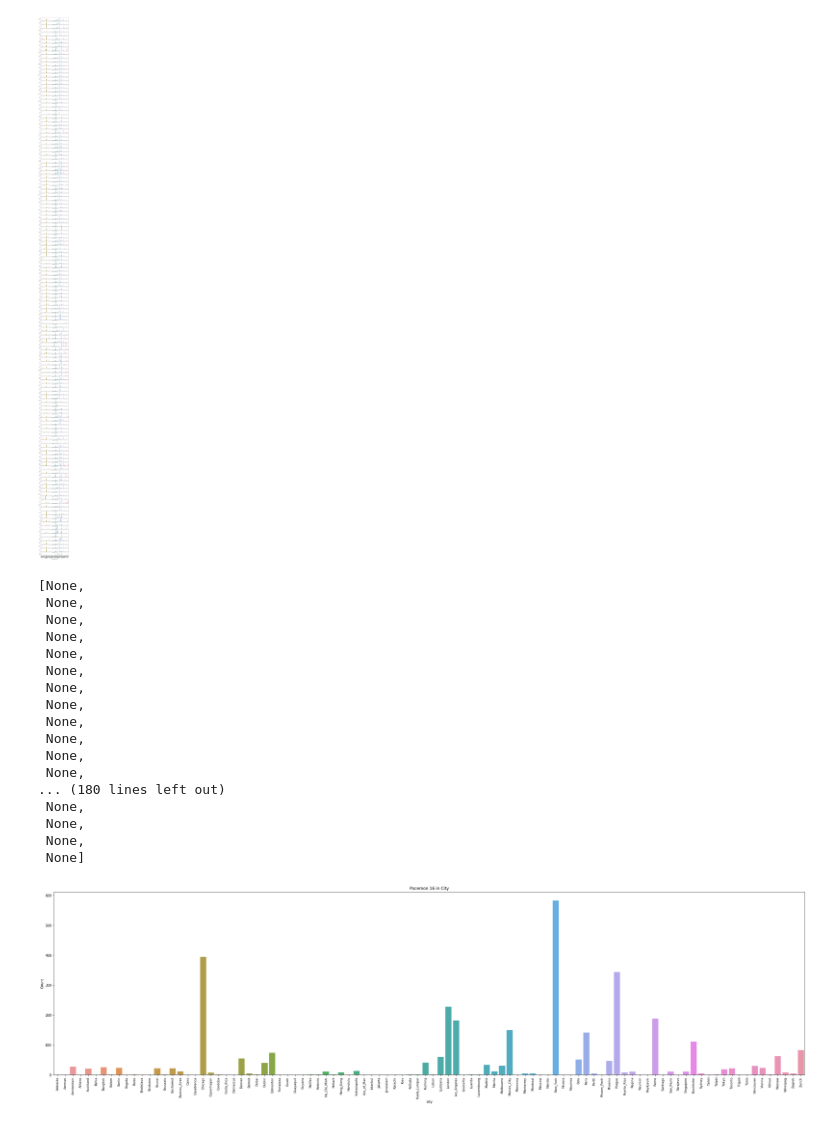
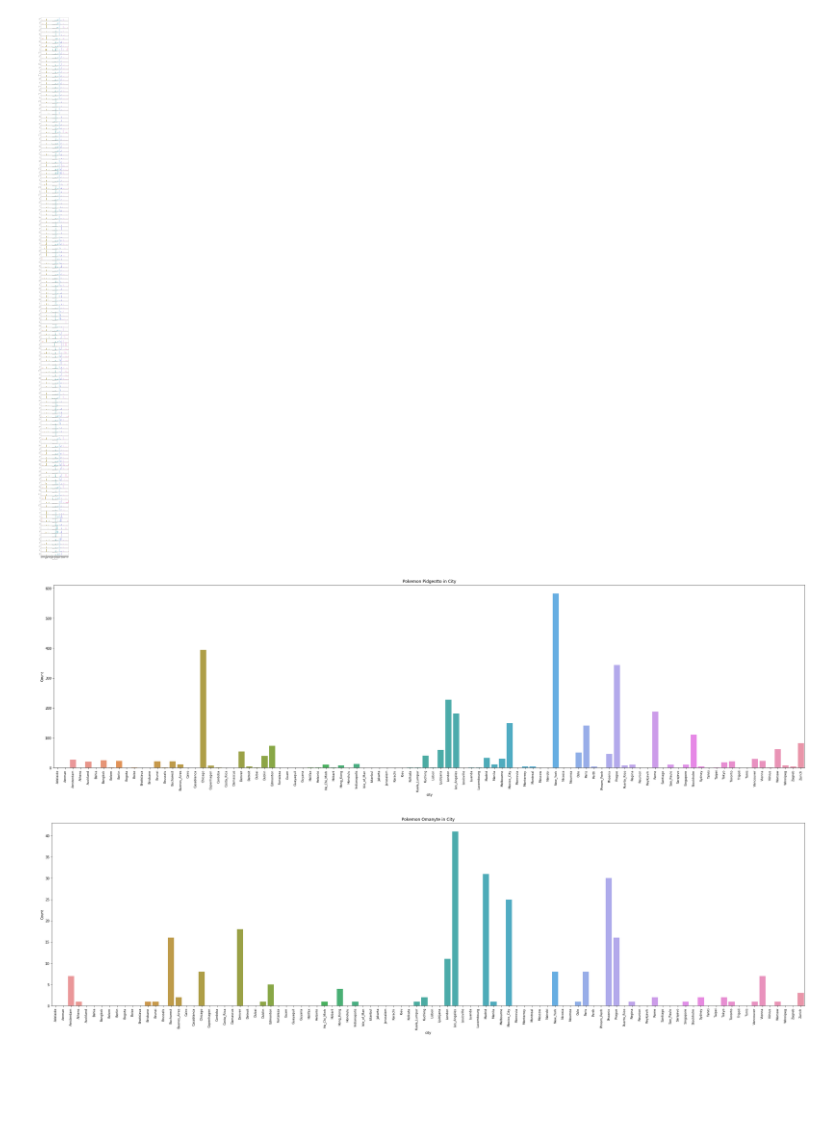
Before and after one commit to tingyuli96/pokemonCatch, a Jupyter notebook: FeatureExtraction/OriginDataVisual.ipynb, the cells around one changed output. Saved outputs shown, nothing was run; the diff lists cells and outputs as text; code cells hidden in the pictures; blank space fills up the shorter version.

```diff
--- a/FeatureExtraction/OriginDataVisual.ipynb
+++ b/FeatureExtraction/OriginDataVisual.ipynb
@@ -22,3 +22,10 @@ train.head(10)
 | 8 | 35 | 20.525554 | -97.458800 | 2016-09-08T03:55:01 | MzcwMjg0NjQwNTA0MTk3MDkyNQ== | 9645138740753990000 | 9645138740955316000 | 9645138741223752000 | ... |
 | 9 | 19 | 32.928558 | -84.340278 | 2016-09-08T03:54:50 | NzU5MDI0NzQ4NjYyNjIxMTIyOQ== | 9868369829440782000 | 9868369829373673000 | 9868369829642109000 | ... |
 10 rows × 208 columns
+# %%
+Names = pd.read_csv("../Data/pokemonNumbers.csv",header=None)
+Names.columns = ['pokemonid', 'name']
+Names['pokemonid'] = Names['pokemonid'].apply(lambda x: x-1)
+Names.head()
+dictionary = dict(zip(Names['pokemonid'], Names['name']))
+dictionary
@@ -169,25 +195,18 @@ plt.savefig('pokemon in city')
 # %%
 f, axes = plt.subplots(figsize=(40, 10),sharex=True)
 sns.barplot(x=poke_city.index, y=poke_city.iloc[:,16], ax=axes)
-axes.set(ylabel="Count", title="Pocemon %d in City" %(16))
+axes.set(ylabel="Count", title="Pokemon %s in City" %(dictionary[16]))
 plt.setp(axes.patches, linewidth=0)
 plt.setp(axes.get_xticklabels(), rotation=90, fontsize=9)
+plt.savefig('../pic/pokemon {} in city'.format(dictionary[16]))
 # %% [output]
-[None,
- None,
- None,
- None,
- None,
- None,
- None,
- None,
- None,
- None,
- None,
- None,
-... (180 lines left out)
- None,
- None,
- None,
- None]
 [figure]
+# %%
+f, axes = plt.subplots(figsize=(40, 10),sharex=True)
+sns.barplot(x=poke_city.index, y=poke_city.iloc[:,137], ax=axes)
+axes.set(ylabel="Count", title="Pokemon %s in City" %(dictionary[137]))
+plt.setp(axes.patches, linewidth=0)
+plt.setp(axes.get_xticklabels(), rotation=90, fontsize=9)
+plt.savefig('../pic/pokemon {} in city'.format(dictionary[137]))
+# %% [output]
+[figure, added]
```
Also changed, not shown: parts of 5 cells of this notebook, 2 other files.
